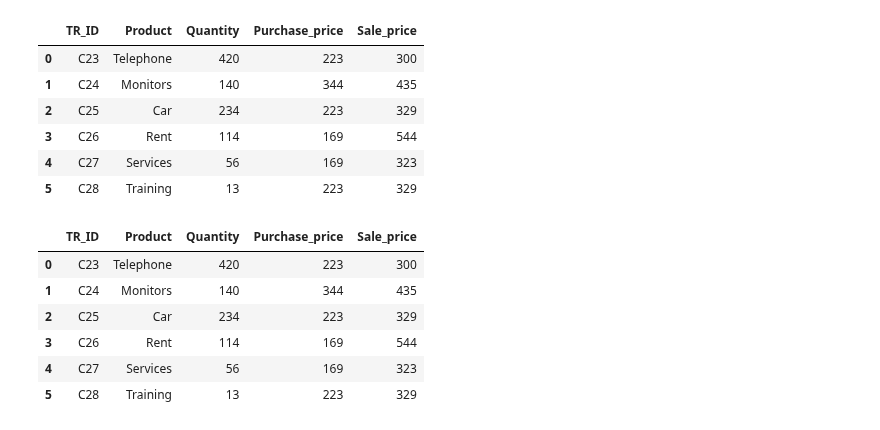
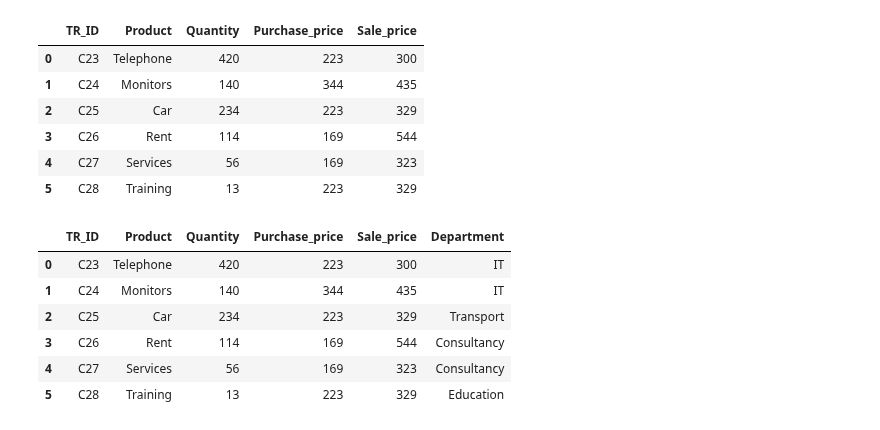
Before and after one commit to Ri-Dearg/data-analytics-dbs, a Jupyter notebook: programming/ca2/ca2_prog.ipynb, the cells around one changed output. Saved outputs shown, nothing was run; the diff lists cells and outputs as text; code cells hidden in the pictures.

Commit message:
feat(progCA2): add function to add col and data

```diff
--- a/programming/ca2/ca2_prog.ipynb
+++ b/programming/ca2/ca2_prog.ipynb
@@ -16,6 +16,33 @@ class DataFrameManager:
         for i, db_dict in enumerate(args):
             data_frame = pd.DataFrame(db_dict)
             setattr(self, f'dict_df_{i + 1}', data_frame)
+
+    def add_col(self, frame: object, col: str) -> object:
+        """Add a column and generate values for it.
+
+        Args:
+            frame (object): the data frame to alter.
+            col (str): the column name to add.
+
+        Returns:
+            object: The altered frame.
+
+        """
+        product_category = {
+            'Telephone': 'IT',
+            'Monitors': 'IT',
+            'Car': 'Transport',
+            'Rent': 'Consultancy',
+            'Services': 'Consultancy',
+            'Training': 'Education',
+        }
+
+        to_add = [
+            product_category.get(value, '') for value in frame['Product']
+        ]
+
+        frame[col] = to_add
+        return frame
 
     # b. Note that the databases and the corresponding column names with
     # spelling differences. Correct this to have all column names without 's'
@@ -240,12 +267,13 @@ dbase5
 | 4 | C27 | Services | 56 | 169 | 323 |
 | 5 | C28 | Training | 13 | 223 | 329 |
 # %%
-dbase5
+dbase6 = dict_df_db.add_col(dbase5, 'Department')
+dbase6
 # %% [output]
-|  | TR_ID | Product | Quantity | Purchase_price | Sale_price |
-| 0 | C23 | Telephone | 420 | 223 | 300 |
-| 1 | C24 | Monitors | 140 | 344 | 435 |
-| 2 | C25 | Car | 234 | 223 | 329 |
-| 3 | C26 | Rent | 114 | 169 | 544 |
-| 4 | C27 | Services | 56 | 169 | 323 |
-| 5 | C28 | Training | 13 | 223 | 329 |
+|  | TR_ID | Product | Quantity | Purchase_price | Sale_price | Department |
+| 0 | C23 | Telephone | 420 | 223 | 300 | IT |
+| 1 | C24 | Monitors | 140 | 344 | 435 | IT |
+| 2 | C25 | Car | 234 | 223 | 329 | Transport |
+| 3 | C26 | Rent | 114 | 169 | 544 | Consultancy |
+| 4 | C27 | Services | 56 | 169 | 323 | Consultancy |
+| 5 | C28 | Training | 13 | 223 | 329 | Education |
```
